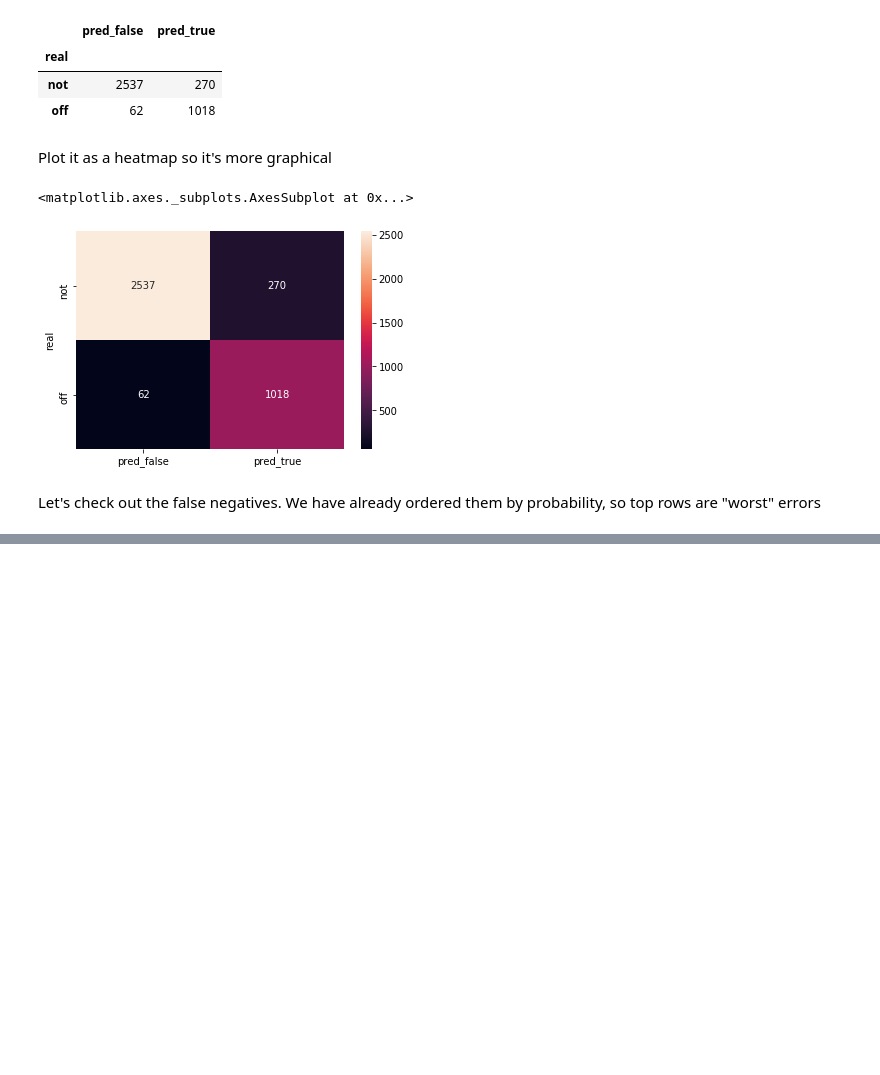
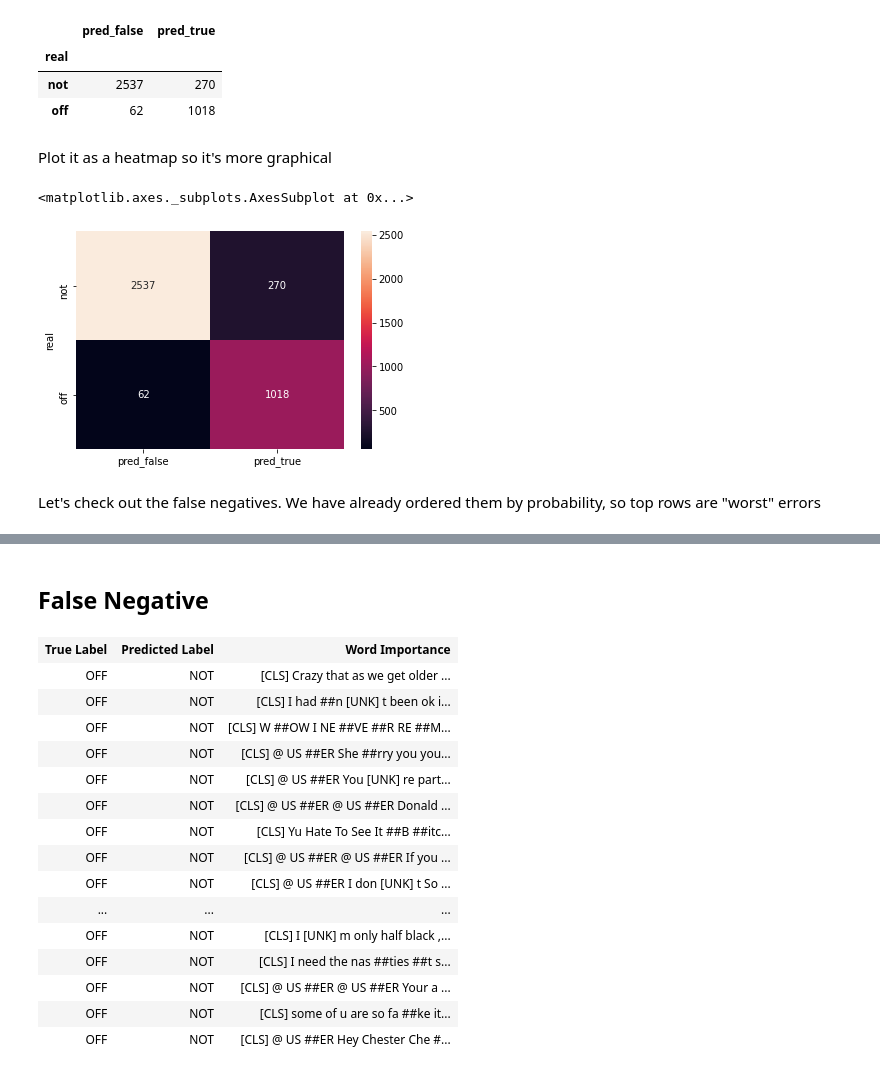
Before and after one commit to finiteautomata/offenseval2020, a Jupyter notebook: notebooks/Error Analysis.ipynb, the cells around one changed output, grey strips where cells are left out. Drawn from its saved outputs; the diff is of its cells as text; code cells hidden in the pictures; blank space fills up the shorter version.

```diff
--- a/notebooks/Error Analysis.ipynb
+++ b/notebooks/Error Analysis.ipynb
@@ -263,0 +249,29 @@ pred:  1 ( 1.00 ) , delta:  tensor([0.0140], device='cuda:0')
+# %%
+from tqdm.auto import tqdm
+
+false_pos_vis = []
+false_neg_vis = []
+true_pos_vis = []
+true_neg_vis = []
+
+"""
+for _, row in tqdm(true_neg.iterrows(), total=len(true_neg)):
+    true_neg_vis.append(
+        interpret_sentence(bert_model_wrapper, sentence=row.tweet, label=row.subtask_a)
+    )
+
+for _, row in tqdm(true_pos.iterrows(), total=len(true_pos)):
+    true_pos_vis.append(
+        interpret_sentence(bert_model_wrapper, sentence=row.tweet, label=row.subtask_a)
+    )
+"""
+
+for _, row in tqdm(false_pos.iterrows(), total=len(false_pos)):
+    false_pos_vis.append(
+        interpret_sentence(bert_model_wrapper, sentence=row.tweet, label=row.subtask_a)
+    )
+
+for _, row in tqdm(false_neg.iterrows(), total=len(false_neg)):
+    false_neg_vis.append(
+        interpret_sentence(bert_model_wrapper, sentence=row.tweet, label=row.subtask_a)
+    )
@@ -263,0 +285,21 @@ pred:  1 ( 1.00 ) , delta:  tensor([0.0140], device='cuda:0')
+# %% [markdown]
+## False Negative
+# %%
+my_visualization(false_neg_vis)
+# %% [output]
+| True Label | Predicted Label | Word Importance |
+| OFF | NOT | [CLS] Crazy that as we get older ... |
+| OFF | NOT | [CLS] I had ##n [UNK] t been ok i... |
+| OFF | NOT | [CLS] W ##OW I NE ##VE ##R RE ##M... |
+| OFF | NOT | [CLS] @ US ##ER She ##rry you you... |
+| OFF | NOT | [CLS] @ US ##ER You [UNK] re part... |
+| OFF | NOT | [CLS] @ US ##ER @ US ##ER Donald ... |
+| OFF | NOT | [CLS] Yu Hate To See It ##B ##itc... |
+| OFF | NOT | [CLS] @ US ##ER @ US ##ER If you ... |
+| OFF | NOT | [CLS] @ US ##ER I don [UNK] t So ... |
+| ... | ... | ... |
+| OFF | NOT | [CLS] I [UNK] m only half black ,... |
+| OFF | NOT | [CLS] I need the nas ##ties ##t s... |
+| OFF | NOT | [CLS] @ US ##ER @ US ##ER Your a ... |
+| OFF | NOT | [CLS] some of u are so fa ##ke it... |
+| OFF | NOT | [CLS] @ US ##ER Hey Chester Che #... |
```
Also changed, not shown: parts of 10 cells of this notebook, 2 other files.
